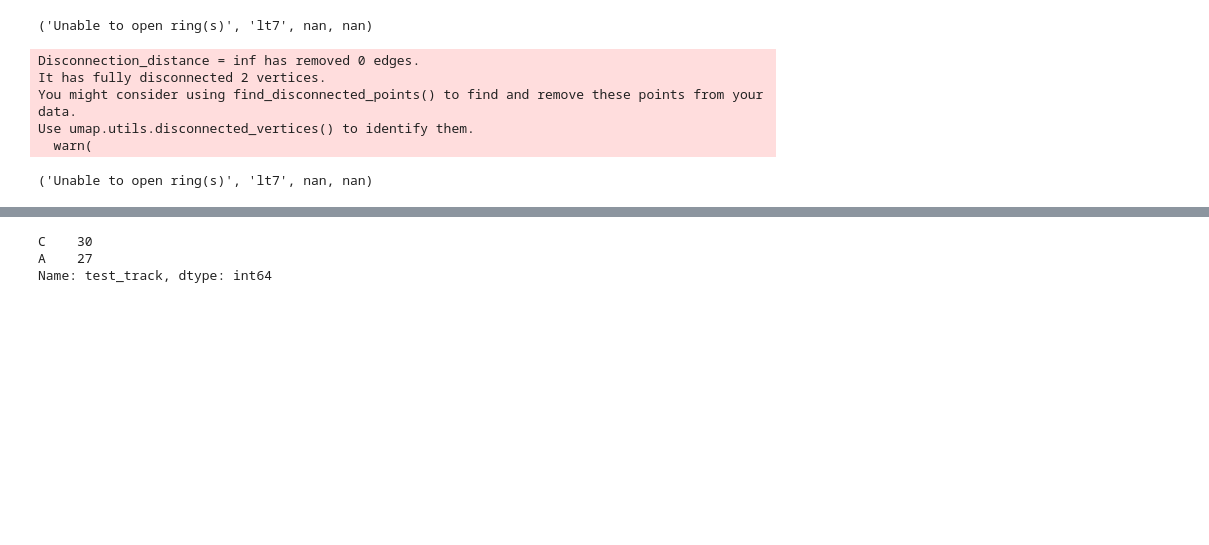
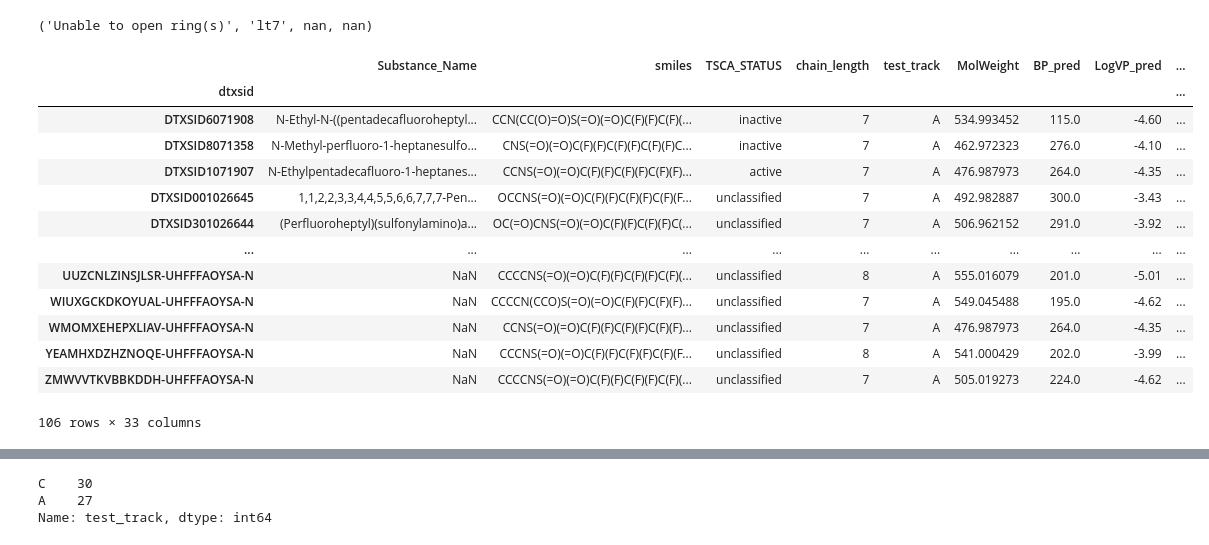
Before and after one commit to patlewig/nts_pfas, a Jupyter notebook: notebooks/21_UMAP.ipynb, the cells around one changed output, grey strips where cells are left out. Cells and saved outputs as stored; diff of their text form; code cells hidden in the pictures; blank space fills up the shorter version.

```diff
--- a/notebooks/21_UMAP.ipynb
+++ b/notebooks/21_UMAP.ipynb
@@ -181,17 +183,3 @@ You might consider using find_disconnected_points() to find and remove these poi
 Use umap.utils.disconnected_vertices() to identify them.
   warn(
 ('Unable to open ring(s)', 'lt7', nan, nan)
-# %%
-umap_all = []
-for k,v in results.items():
-    try:
-        umap_all.append(umap_plots(results, universe_dict, label = k))
-    except Exception as error:
-        print(k)
-# %% [output]
-Disconnection_distance = inf has removed 0 edges.
-It has fully disconnected 2 vertices.
-You might consider using find_disconnected_points() to find and remove these points from your data.
-Use umap.utils.disconnected_vertices() to identify them.
-  warn(
-('Unable to open ring(s)', 'lt7', nan, nan)
@@ -197,0 +199,17 @@ Use umap.utils.disconnected_vertices() to identify them.
+# %%
+universe_dict["('FASA based PFAA precursors', 'gte7', nan, nan)"]
+# %% [output]
+|  | Substance_Name | smiles | TSCA_STATUS | chain_length | test_track | MolWeight | BP_pred | LogVP_pred | ... |
+| dtxsid |  |  |  |  |  |  |  |  | ... |
+| DTXSID6071908 | N-Ethyl-N-((pentadecafluoroheptyl... | CCN(CC(O)=O)S(=O)(=O)C(F)(F)C(F)(... | inactive | 7 | A | 534.993452 | 115.0 | -4.60 | ... |
+| DTXSID8071358 | N-Methyl-perfluoro-1-heptanesulfo... | CNS(=O)(=O)C(F)(F)C(F)(F)C(F)(F)C... | inactive | 7 | A | 462.972323 | 276.0 | -4.10 | ... |
+| DTXSID1071907 | N-Ethylpentadecafluoro-1-heptanes... | CCNS(=O)(=O)C(F)(F)C(F)(F)C(F)(F)... | active | 7 | A | 476.987973 | 264.0 | -4.35 | ... |
+| DTXSID001026645 | 1,1,2,2,3,3,4,4,5,5,6,6,7,7,7-Pen... | OCCNS(=O)(=O)C(F)(F)C(F)(F)C(F)(F... | unclassified | 7 | A | 492.982887 | 300.0 | -3.43 | ... |
+| DTXSID301026644 | (Perfluoroheptyl)(sulfonylamino)a... | OC(=O)CNS(=O)(=O)C(F)(F)C(F)(F)C(... | unclassified | 7 | A | 506.962152 | 291.0 | -3.92 | ... |
+| ... | ... | ... | ... | ... | ... | ... | ... | ... | ... |
+| UUZCNLZINSJLSR-UHFFFAOYSA-N | NaN | CCCCNS(=O)(=O)C(F)(F)C(F)(F)C(F)(... | unclassified | 8 | A | 555.016079 | 201.0 | -5.01 | ... |
+| WIUXGCKDKOYUAL-UHFFFAOYSA-N | NaN | CCCCN(CCO)S(=O)(=O)C(F)(F)C(F)(F)... | unclassified | 7 | A | 549.045488 | 195.0 | -4.62 | ... |
+| WMOMXEHEPXLIAV-UHFFFAOYSA-N | NaN | CCNS(=O)(=O)C(F)(F)C(F)(F)C(F)(F)... | unclassified | 7 | A | 476.987973 | 264.0 | -4.35 | ... |
+| YEAMHXDZHZNOQE-UHFFFAOYSA-N | NaN | CCCNS(=O)(=O)C(F)(F)C(F)(F)C(F)(F... | unclassified | 8 | A | 541.000429 | 202.0 | -3.99 | ... |
+| ZMWVVTKVBBKDDH-UHFFFAOYSA-N | NaN | CCCCNS(=O)(=O)C(F)(F)C(F)(F)C(F)(... | unclassified | 7 | A | 505.019273 | 224.0 | -4.62 | ... |
+106 rows × 33 columns
```
Also changed, not shown: parts of 22 cells of this notebook.
